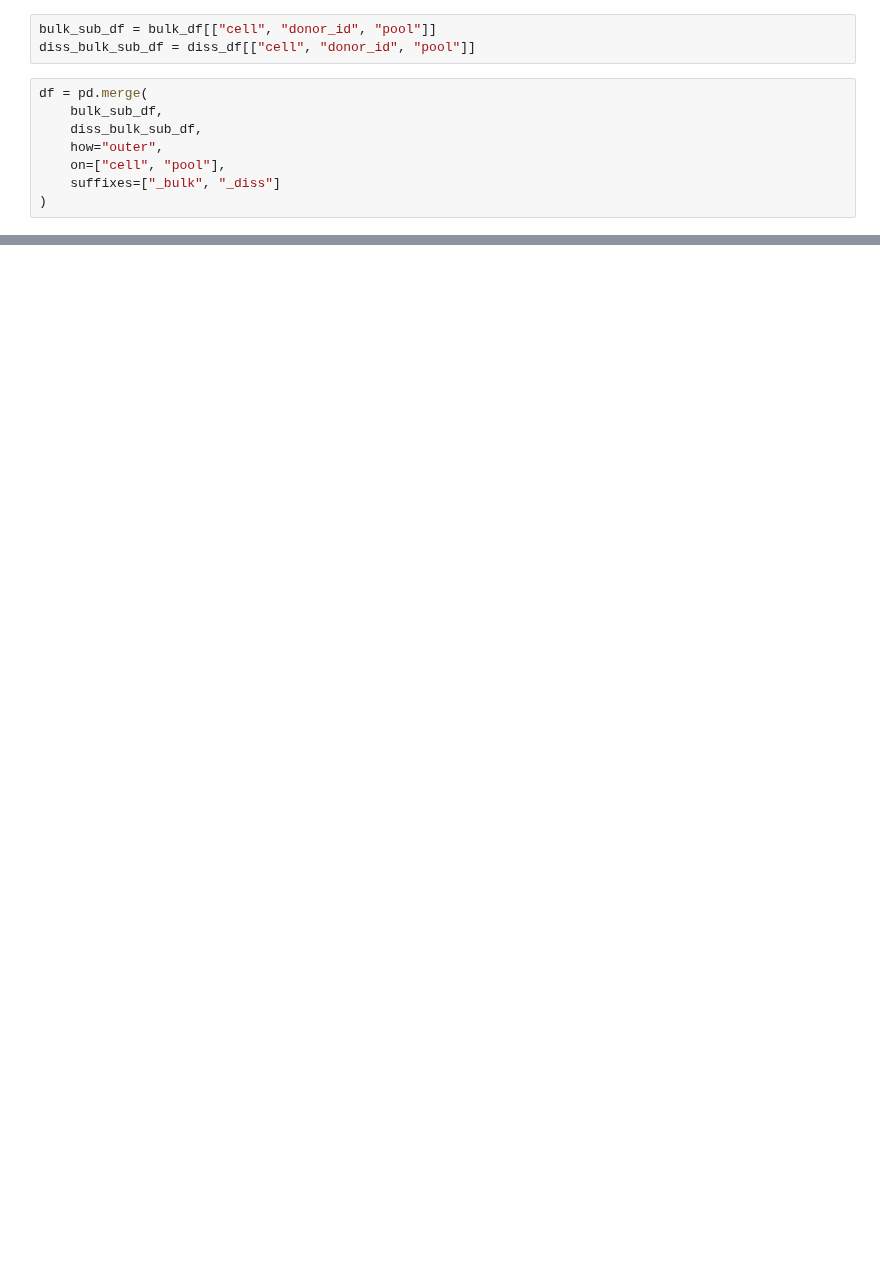
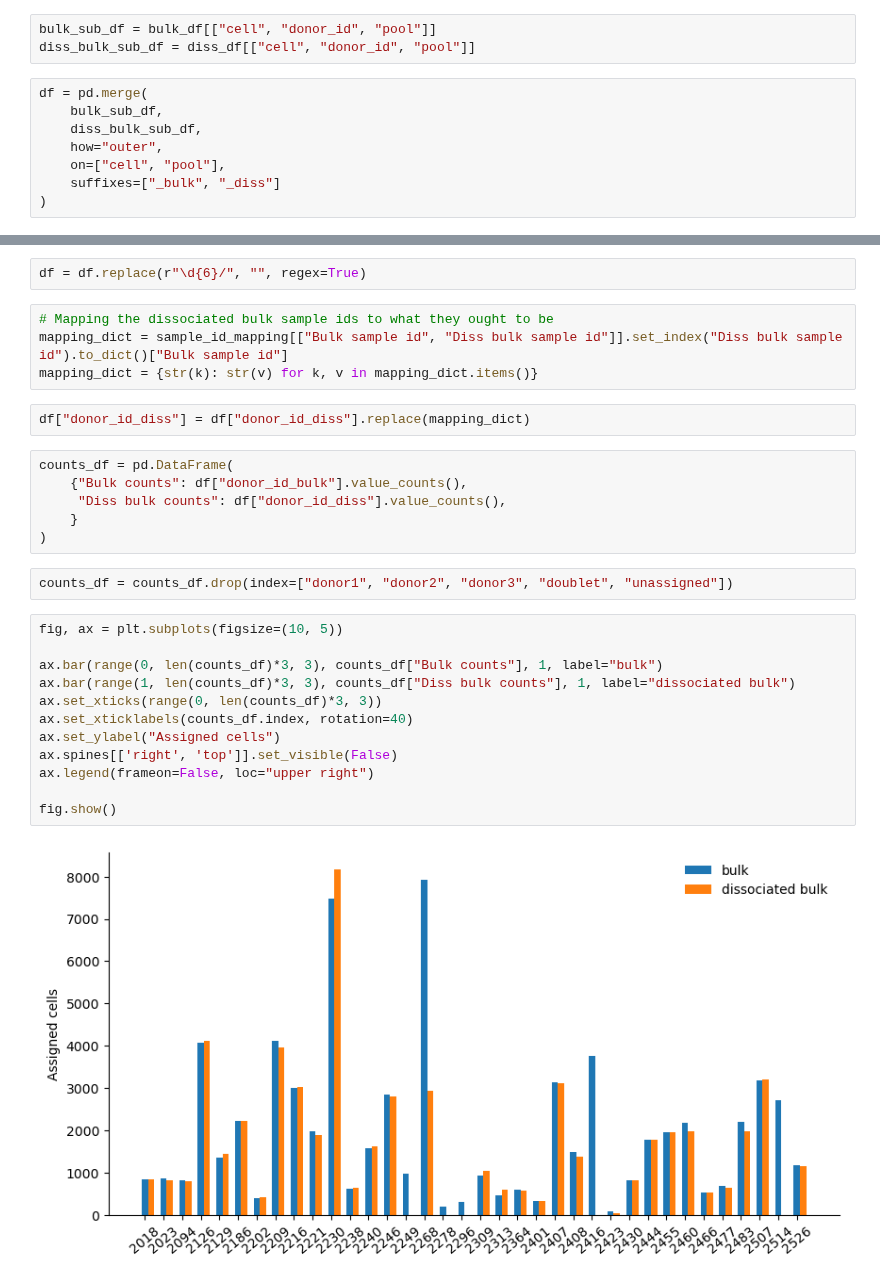
Before and after one commit to emma2207/hgsoc-reconstruction, a Jupyter notebook: demultiplexing_pooled_samples/scripts/bulk_vs_diss_bulk_ref_gex_dmx.ipynb, the cells around one changed output, grey strips where cells are left out. Cells and saved outputs as stored; diff of their text form; blank space fills up the shorter version.

```diff
--- a/demultiplexing_pooled_samples/scripts/bulk_vs_diss_bulk_ref_gex_dmx.ipynb
+++ b/demultiplexing_pooled_samples/scripts/bulk_vs_diss_bulk_ref_gex_dmx.ipynb
@@ -226,0 +166,30 @@ for i in range(1, n_pool + 1):
+# %%
+df = df.replace(r"\d{6}/", "", regex=True)
+# %%
+# Mapping the dissociated bulk sample ids to what they ought to be
+mapping_dict = sample_id_mapping[["Bulk sample id", "Diss bulk sample id"]].set_index("Diss bulk sample id").to_dict()["Bulk sample id"]
+mapping_dict = {str(k): str(v) for k, v in mapping_dict.items()}
+# %%
+df["donor_id_diss"] = df["donor_id_diss"].replace(mapping_dict)
+# %%
+counts_df = pd.DataFrame(
+    {"Bulk counts": df["donor_id_bulk"].value_counts(),
+     "Diss bulk counts": df["donor_id_diss"].value_counts(),
+    }
+)
+# %%
+counts_df = counts_df.drop(index=["donor1", "donor2", "donor3", "doublet", "unassigned"])
+# %%
+fig, ax = plt.subplots(figsize=(10, 5))
+
+ax.bar(range(0, len(counts_df)*3, 3), counts_df["Bulk counts"], 1, label="bulk")
+ax.bar(range(1, len(counts_df)*3, 3), counts_df["Diss bulk counts"], 1, label="dissociated bulk")
+ax.set_xticks(range(0, len(counts_df)*3, 3))
+ax.set_xticklabels(counts_df.index, rotation=40)
+ax.set_ylabel("Assigned cells")
+ax.spines[['right', 'top']].set_visible(False)
+ax.legend(frameon=False, loc="upper right")
+
+fig.show()
+# %% [output]
+[figure, added]
```
Also changed, not shown: parts of 22 cells of this notebook, 1 other file.
